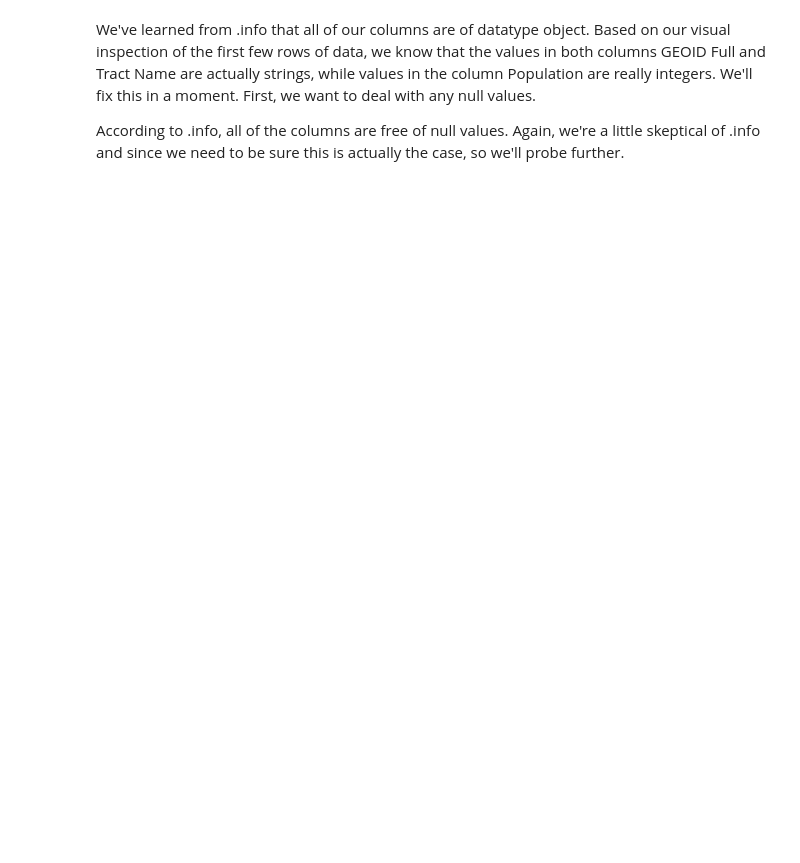
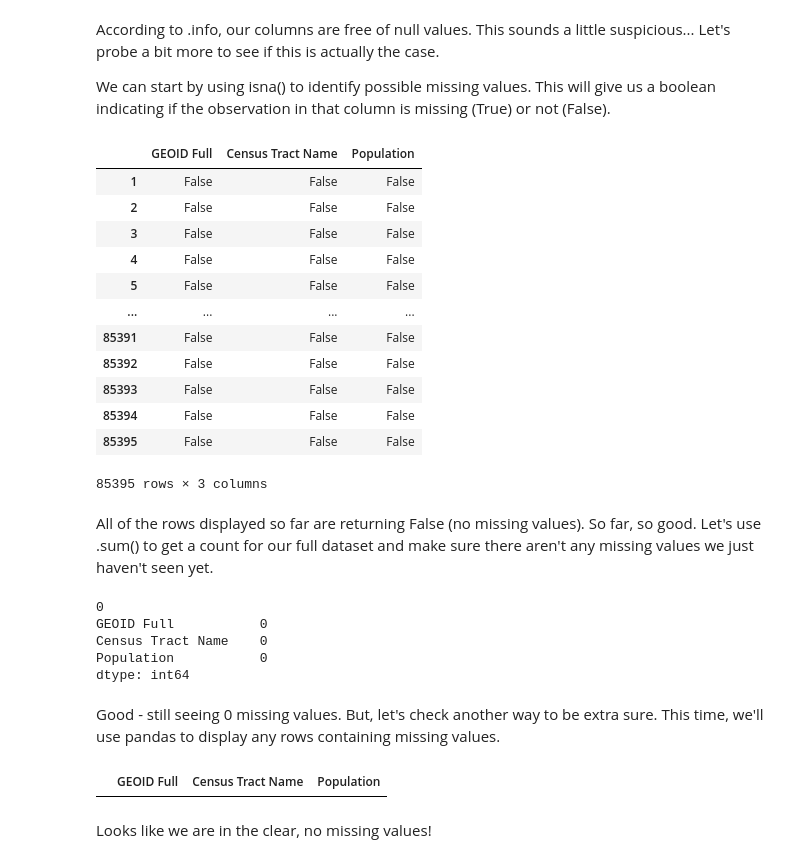
Before and after one commit to flanasonic/visualizing_population_density, a Jupyter notebook: notebooks/CensusCleaning.ipynb, the cells around one changed output. Drawn from its saved outputs; the diff is of its cells as text; code cells hidden in the pictures; blank space fills up the shorter version.

```diff
--- a/notebooks/CensusCleaning.ipynb
+++ b/notebooks/CensusCleaning.ipynb
@@ -73,4 +137,38 @@ df_census_pop.info()
 # %% [markdown]
-We've learned from .info that all of our columns are of datatype object. Based on our visual inspection of the first few rows of data, we know that the values in both columns GEOID Full and Tract Name are actually strings, while values in the column Population are really integers. We'll fix this in a moment. First, we want to deal with any null values.
+According to .info, our columns are free of null values. This sounds a little suspicious... Let's probe a bit more to see if this is actually the case.
 
-According to .info, all of the columns are free of null values. Again, we're a little skeptical of .info and since we need to be sure this is actually the case, so we'll probe further.
+We can start by using isna() to identify possible missing values. This will give us a boolean indicating if the observation in that column is missing (True) or not (False).
+# %%
+df_census_pop.isna()
+# %% [output]
+|  | GEOID Full | Census Tract Name | Population |
+| 1 | False | False | False |
+| 2 | False | False | False |
+| 3 | False | False | False |
+| 4 | False | False | False |
+| 5 | False | False | False |
+| ... | ... | ... | ... |
+| 85391 | False | False | False |
+| 85392 | False | False | False |
+| 85393 | False | False | False |
+| 85394 | False | False | False |
+| 85395 | False | False | False |
+85395 rows × 3 columns
+# %% [markdown]
+All of the rows displayed so far are returning False (no missing values). So far, so good. Let's use .sum() to get a count for our full dataset and make sure there aren't any missing values we just haven't seen yet.
+# %%
+df_census_pop.isna().sum()
+# %% [output]
+0
+GEOID Full           0
+Census Tract Name    0
+Population           0
+dtype: int64
+# %% [markdown]
+Good - still seeing 0 missing values. But, let's check another way to be extra sure. This time, we'll use pandas to display any rows containing missing values.
+# %%
+df_census_pop[df_census_pop.isna().any(axis=1)]
+# %% [output]
+|  | GEOID Full | Census Tract Name | Population |
+# %% [markdown]
+Looks like we are in the clear, no missing values!
```
Also changed, not shown: parts of 38 cells of this notebook, 5 other files.
